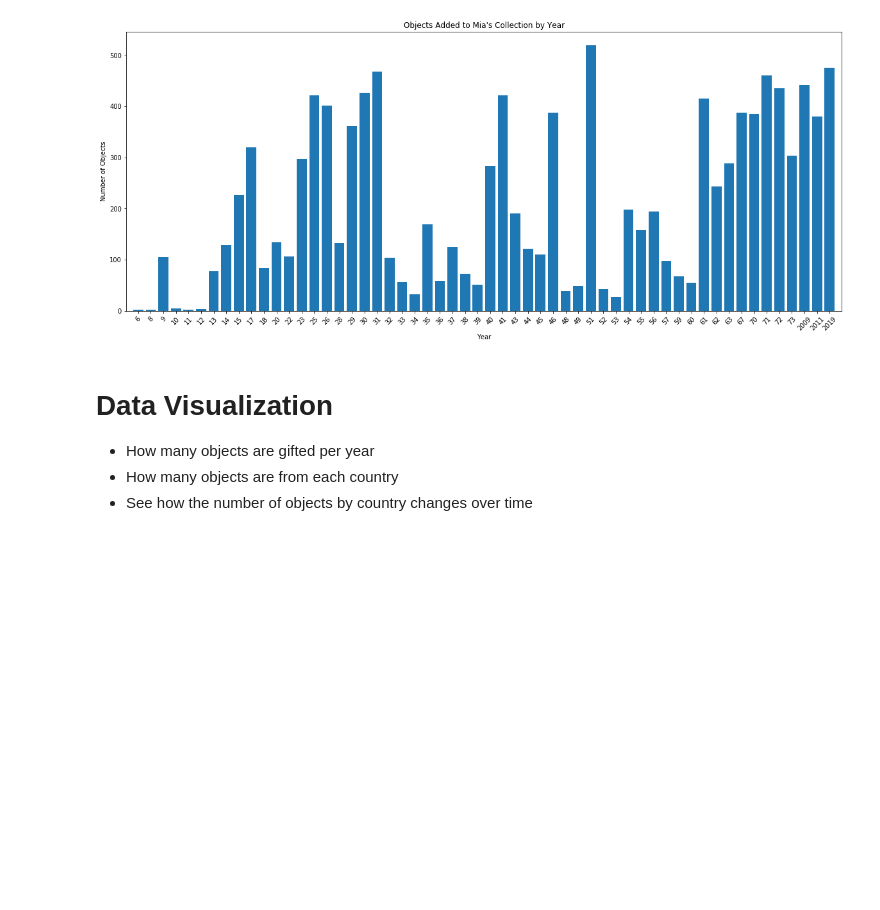
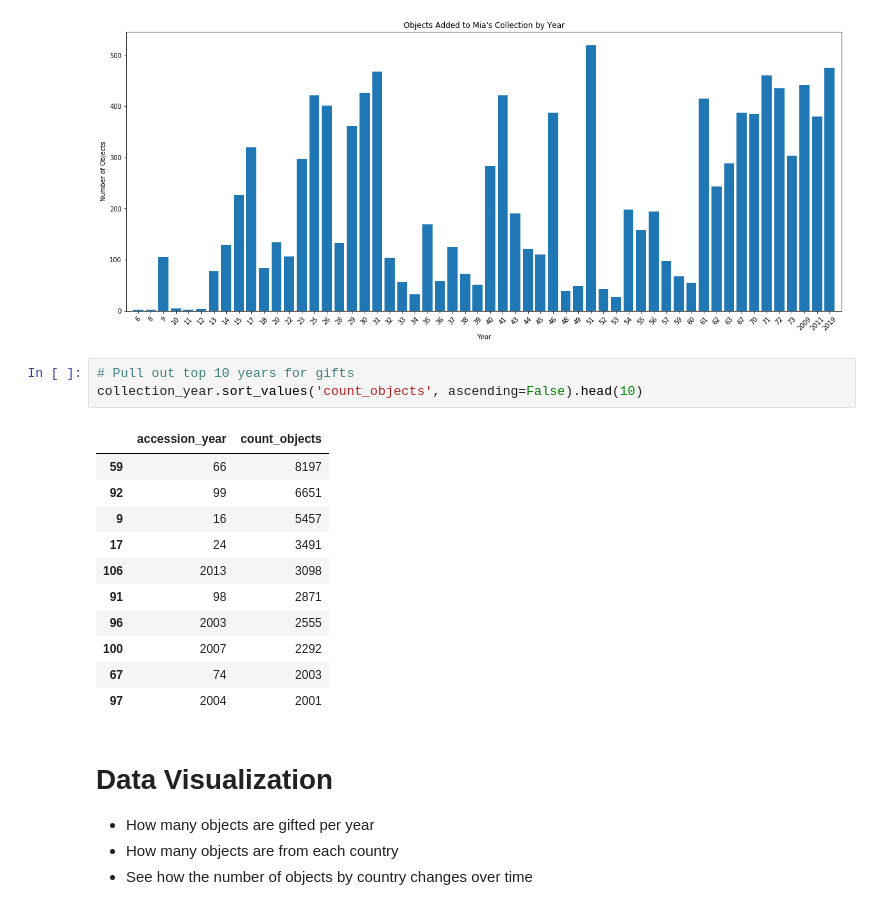
Before and after one commit to jackrapp/collection_map, a Jupyter notebook: collection_visualization.ipynb, the cells around one changed output. Saved outputs shown, nothing was run; the diff lists cells and outputs as text; blank space fills up the shorter version.

```diff
--- a/collection_visualization.ipynb
+++ b/collection_visualization.ipynb
@@ -120,6 +161,21 @@ plt.ylabel('Number of Objects')
 # %% [output]
 Text(0, 0.5, 'Number of Objects')
 [figure]
+# %%
+# Pull out top 10 years for gifts
+collection_year.sort_values('count_objects', ascending=False).head(10)
+# %% [output]
+|  | accession_year | count_objects |
+| 59 | 66 | 8197 |
+| 92 | 99 | 6651 |
+| 9 | 16 | 5457 |
+| 17 | 24 | 3491 |
+| 106 | 2013 | 3098 |
+| 91 | 98 | 2871 |
+| 96 | 2003 | 2555 |
+| 100 | 2007 | 2292 |
+| 67 | 74 | 2003 |
+| 97 | 2004 | 2001 |
 # %% [markdown]
 # Data Visualization
 
```
Also changed, not shown: parts of 8 cells of this notebook, 1 other file.
